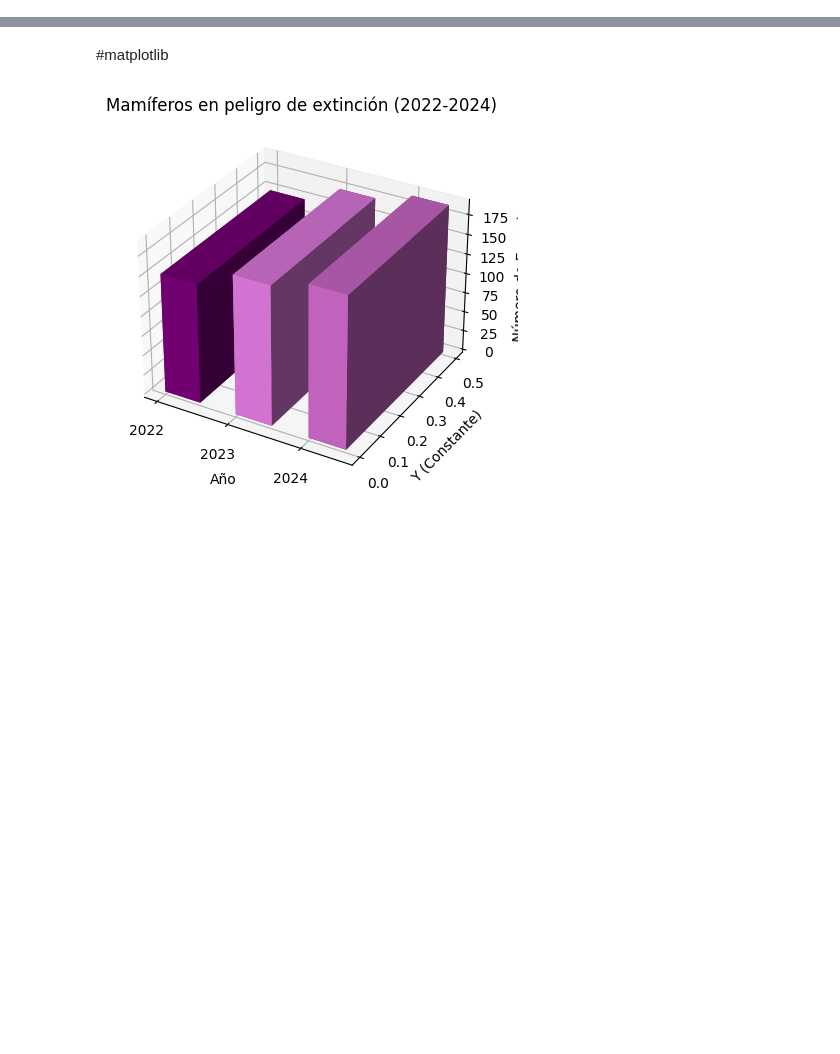
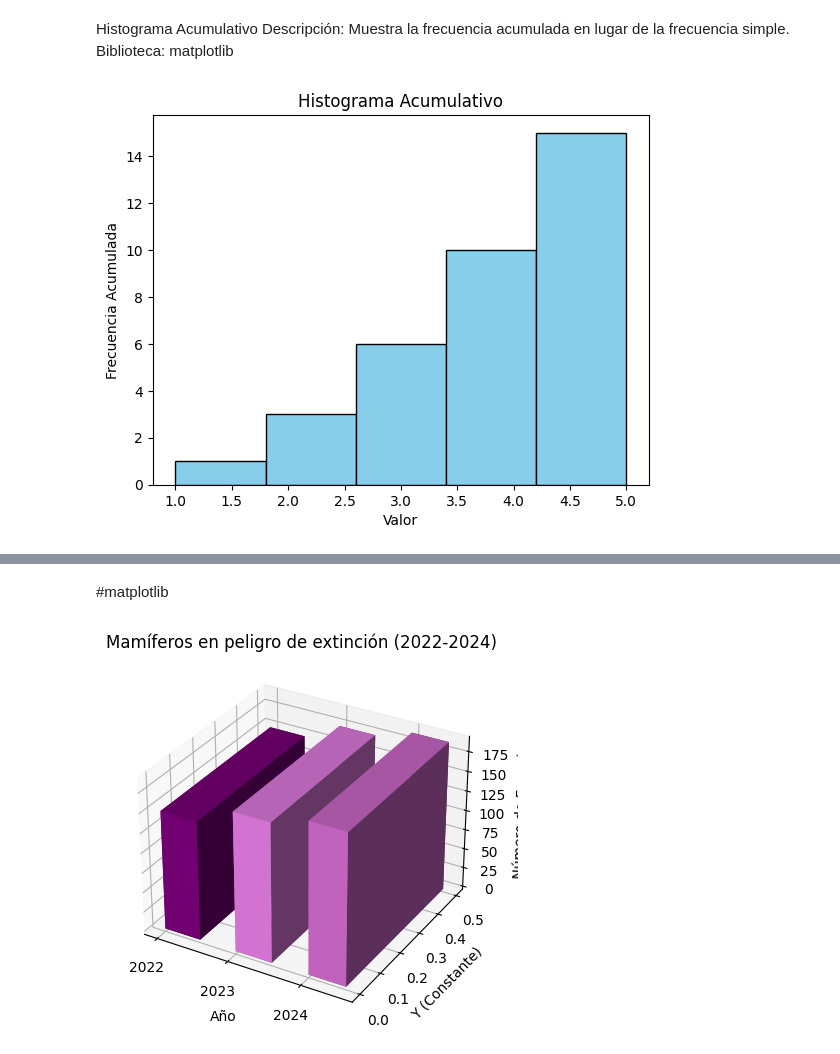
Before and after one commit to Vanessa0ne/phyton, a Jupyter notebook: HISTOGRAFIA_CON_PYTHON.ipynb, the cells around one changed output, grey strips where cells are left out. Drawn from its saved outputs; the diff is of its cells as text; code cells hidden in the pictures; blank space fills up the shorter version.

```diff
--- a/HISTOGRAFIA_CON_PYTHON.ipynb
+++ b/HISTOGRAFIA_CON_PYTHON.ipynb
@@ -2,0 +37,15 @@
+# %% [markdown]
+Histograma Acumulativo
+Descripción: Muestra la frecuencia acumulada en lugar de la frecuencia simple.
+Biblioteca: matplotlib
+# %%
+import matplotlib.pyplot as plt
+
+data = [1, 2, 2, 3, 3, 3, 4, 4, 4, 4, 5, 5, 5, 5, 5]
+plt.hist(data, bins=5, color='skyblue', edgecolor='black', cumulative=True)
+plt.title('Histograma Acumulativo')
+plt.xlabel('Valor')
+plt.ylabel('Frecuencia Acumulada')
+plt.show()
+# %% [output]
+[figure, added]
```
Also changed, not shown: parts of 6 cells of this notebook.
